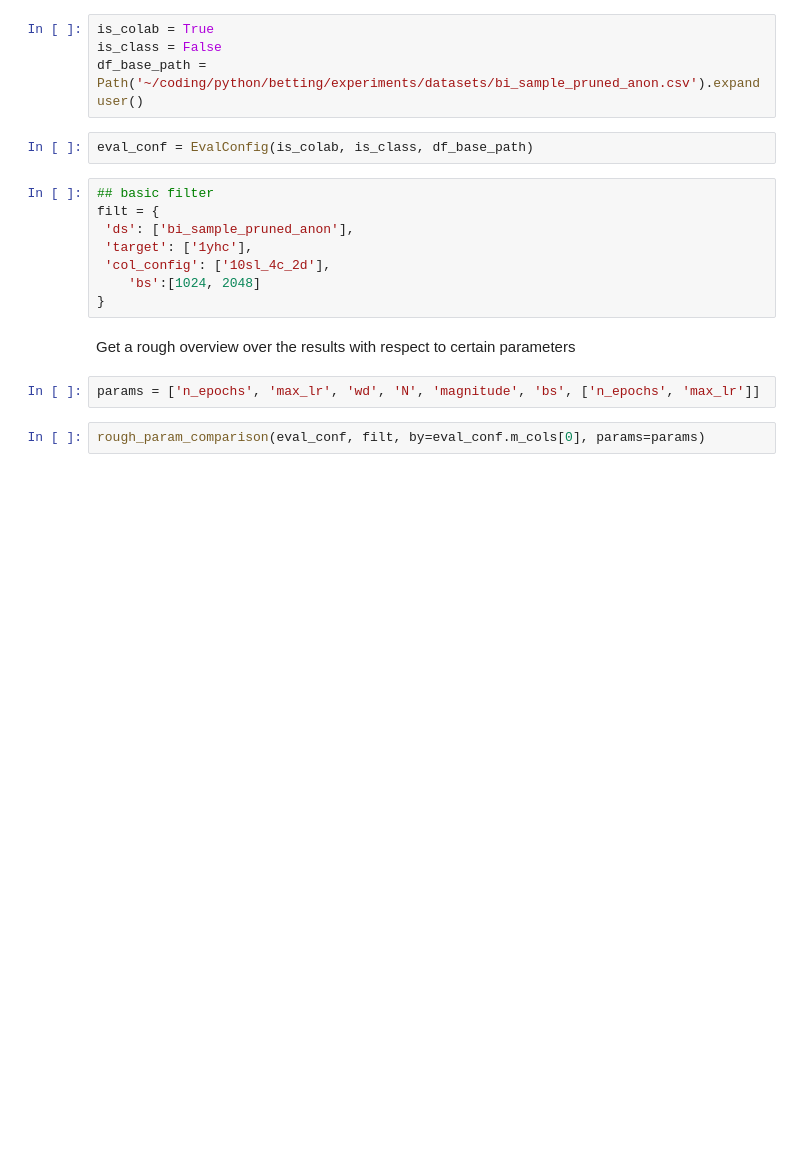
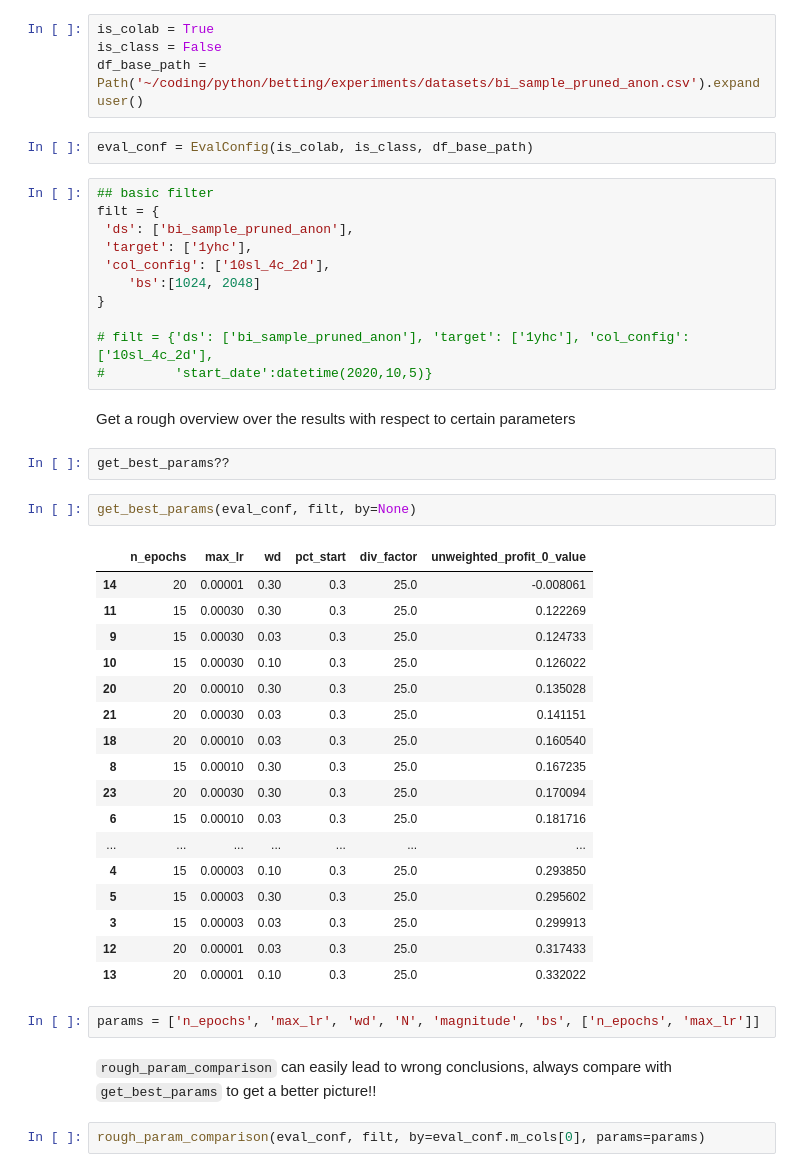
Before and after one commit to Takezo87/torchtools, a Jupyter notebook: _301_evaluation_example.ipynb, the cells around one changed output. Saved outputs shown, nothing was run; the diff lists cells and outputs as text; blank space fills up the shorter version.

```diff
--- a/_301_evaluation_example.ipynb
+++ b/_301_evaluation_example.ipynb
@@ -148,10 +150,37 @@ filt = {
  'col_config': ['10sl_4c_2d'],
     'bs':[1024, 2048]
 }
+
+# filt = {'ds': ['bi_sample_pruned_anon'], 'target': ['1yhc'], 'col_config': ['10sl_4c_2d'],
+#         'start_date':datetime(2020,10,5)}
 # %% [markdown]
 Get a rough overview over the results with respect to certain parameters
+# %%
+get_best_params??
+# %%
+get_best_params(eval_conf, filt, by=None)
+# %% [output]
+|  | n_epochs | max_lr | wd | pct_start | div_factor | unweighted_profit_0_value |
+| 14 | 20 | 0.00001 | 0.30 | 0.3 | 25.0 | -0.008061 |
+| 11 | 15 | 0.00030 | 0.30 | 0.3 | 25.0 | 0.122269 |
+| 9 | 15 | 0.00030 | 0.03 | 0.3 | 25.0 | 0.124733 |
+| 10 | 15 | 0.00030 | 0.10 | 0.3 | 25.0 | 0.126022 |
+| 20 | 20 | 0.00010 | 0.30 | 0.3 | 25.0 | 0.135028 |
+| 21 | 20 | 0.00030 | 0.03 | 0.3 | 25.0 | 0.141151 |
+| 18 | 20 | 0.00010 | 0.03 | 0.3 | 25.0 | 0.160540 |
+| 8 | 15 | 0.00010 | 0.30 | 0.3 | 25.0 | 0.167235 |
+| 23 | 20 | 0.00030 | 0.30 | 0.3 | 25.0 | 0.170094 |
+| 6 | 15 | 0.00010 | 0.03 | 0.3 | 25.0 | 0.181716 |
+| ... | ... | ... | ... | ... | ... | ... |
+| 4 | 15 | 0.00003 | 0.10 | 0.3 | 25.0 | 0.293850 |
+| 5 | 15 | 0.00003 | 0.30 | 0.3 | 25.0 | 0.295602 |
+| 3 | 15 | 0.00003 | 0.03 | 0.3 | 25.0 | 0.299913 |
+| 12 | 20 | 0.00001 | 0.03 | 0.3 | 25.0 | 0.317433 |
+| 13 | 20 | 0.00001 | 0.10 | 0.3 | 25.0 | 0.332022 |
 # %%
 params = ['n_epochs', 'max_lr', 'wd', 'N', 'magnitude', 'bs', ['n_epochs', 'max_lr']]
+# %% [markdown]
+`rough_param_comparison` can easily lead to wrong conclusions, always compare with `get_best_params` to get a better picture!!
 # %%
 rough_param_comparison(eval_conf, filt, by=eval_conf.m_cols[0], params=params)
 # %% [output]
```
Also changed, not shown: parts of 13 cells of this notebook, 15 other files.
